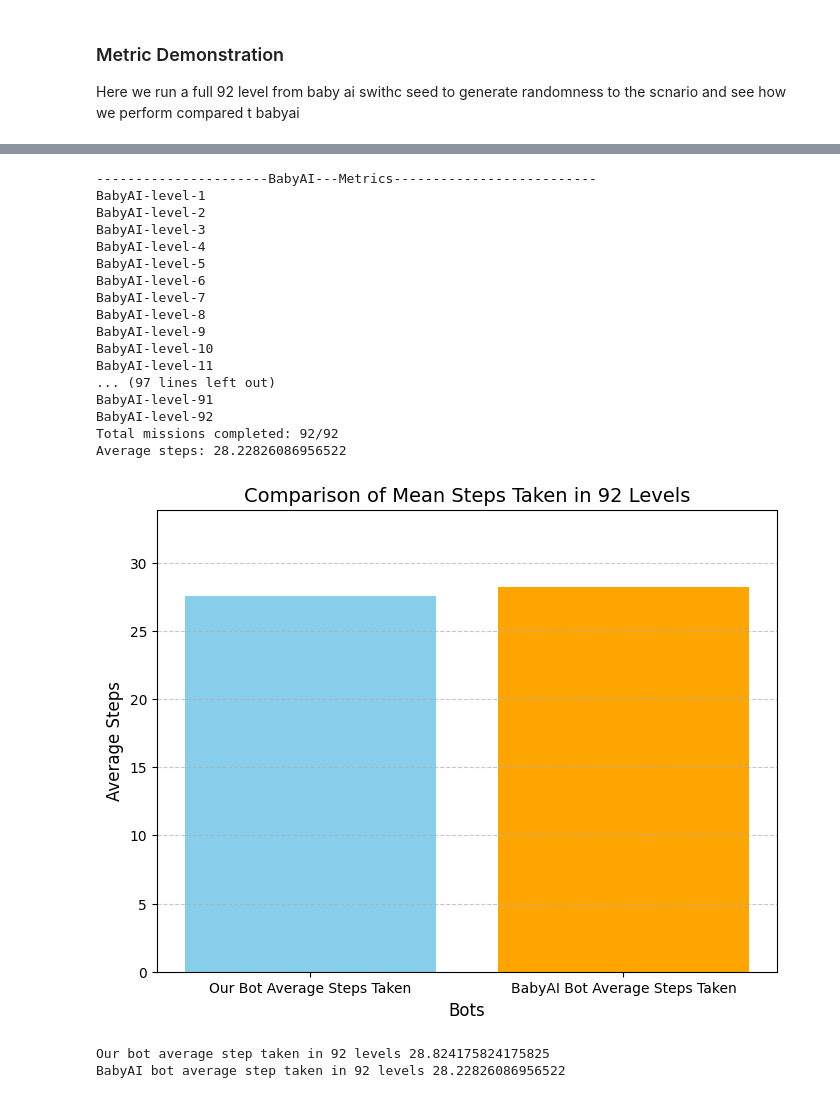
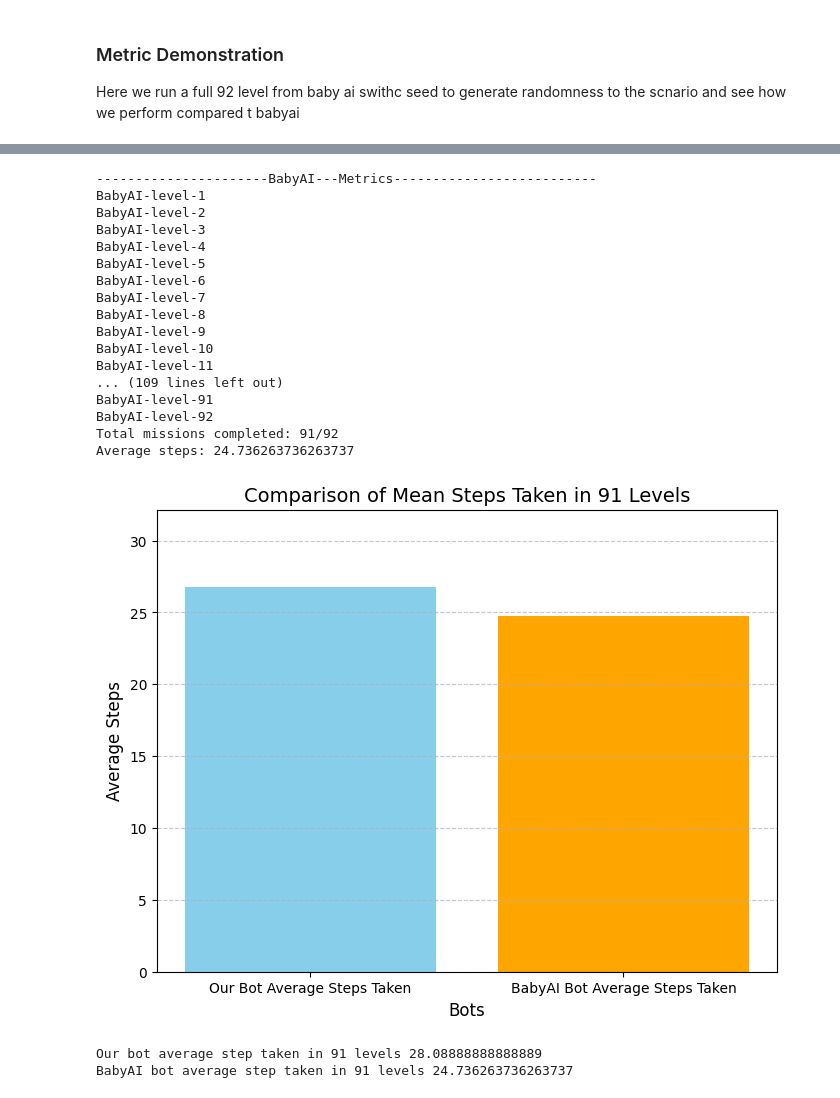
Before and after one commit to filippo-baglini/aif-project, a Jupyter notebook: AIF_Prj_Report.ipynb, the cells around one changed output, grey strips where cells are left out. Drawn from its saved outputs; the diff is of its cells as text; code cells hidden in the pictures.

```diff
--- a/AIF_Prj_Report.ipynb
+++ b/AIF_Prj_Report.ipynb
@@ -550,7 +550,7 @@ reward_list = []
 
 print("----------------------------------------")
 
-for i in range(0,1):
+for i in range(0,3):
 
     random_env = random.randint(0, len(babyai_envs)-1)
     random_seed = random.randint(0, 100)
@@ -806,11 +814,11 @@ BabyAI-level-8
 BabyAI-level-9
 BabyAI-level-10
 BabyAI-level-11
-... (97 lines left out)
+... (109 lines left out)
 BabyAI-level-91
 BabyAI-level-92
-Total missions completed: 92/92
-Average steps: 28.22826086956522
+Total missions completed: 91/92
+Average steps: 24.736263736263737
 # %%
 # We can finally plot metrics depending on who takes completes less levels we print fair comparision
 # %%
@@ -820,38 +828,38 @@ our_bot_balance_step=0
 baby_ai_balance_step=0
 
 
 if our_bot_completed_missions >= baby_completed_missions:
     for i, step in enumerate(baby_completed_missions_list):
-        our_bot_balance_step += our_bot_reward_list[step]
+        our_bot_balance_step += our_bot_steps_for_level[step]
         baby_ai_balance_step += baby_steps_for_level[step]
 
     values = [our_bot_balance_step / (i + 1), baby_ai_balance_step / (i + 1)]
 else:
     for i, step in enumerate(our_bot_level_index):
-        our_bot_balance_step += our_bot_reward_list[step]
+        our_bot_balance_step += our_bot_steps_for_level[step]
         baby_ai_balance_step += baby_steps_for_level[step]
 
     values = [our_bot_balance_step / (i + 1), baby_ai_balance_step / (i + 1)]
 # Data
 labels = ["Our Bot Average Steps Taken", "BabyAI Bot Average Steps Taken"]
 
 # Create a bar chart
 plt.figure(figsize=(8, 6))
 plt.bar(labels, values, color=["skyblue", "orange"])
 plt.title(f"Comparison of Mean Steps Taken in {i+1} Levels", fontsize=14)
 
 plt.ylabel("Average Steps", fontsize=12)
 plt.xlabel("Bots", fontsize=12)
 plt.ylim(0, max(values) * 1.2)  # Adjust y-axis to add some padding
 plt.grid(axis="y", linestyle="--", alpha=0.7)
 plt.show()
 
 print(f"Our bot average step taken in {i+1} levels {our_bot_balance_step/i+1}")
 print(f"BabyAI bot average step taken in {i+1} levels {baby_ai_balance_step / (i + 1)}")
 # %% [output]
-[figure, old version]
+[figure, new version]
-Our bot average step taken in 92 levels 28.824175824175825
-BabyAI bot average step taken in 92 levels 28.22826086956522
+Our bot average step taken in 91 levels 28.08888888888889
+BabyAI bot average step taken in 91 levels 24.736263736263737
 # %%
 
 total_missions = 92
```
Also changed, not shown: parts of 7 cells of this notebook.
